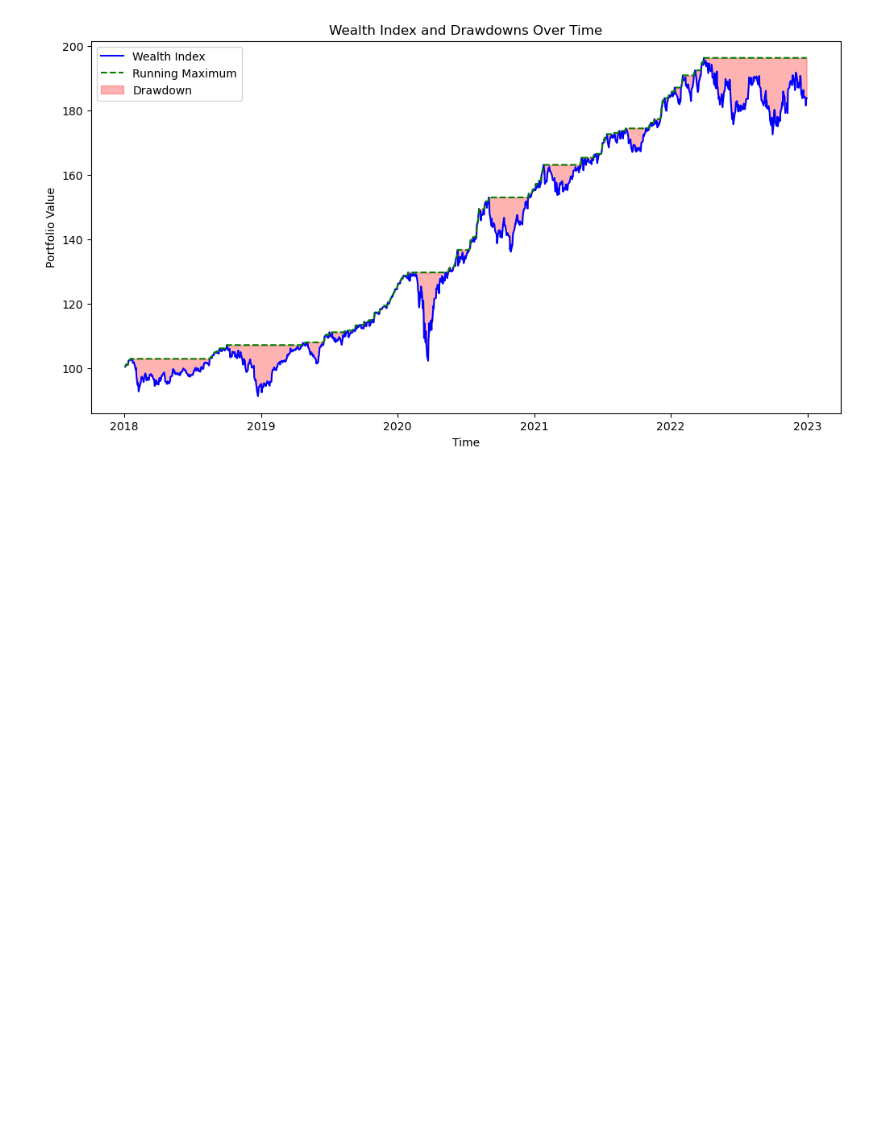
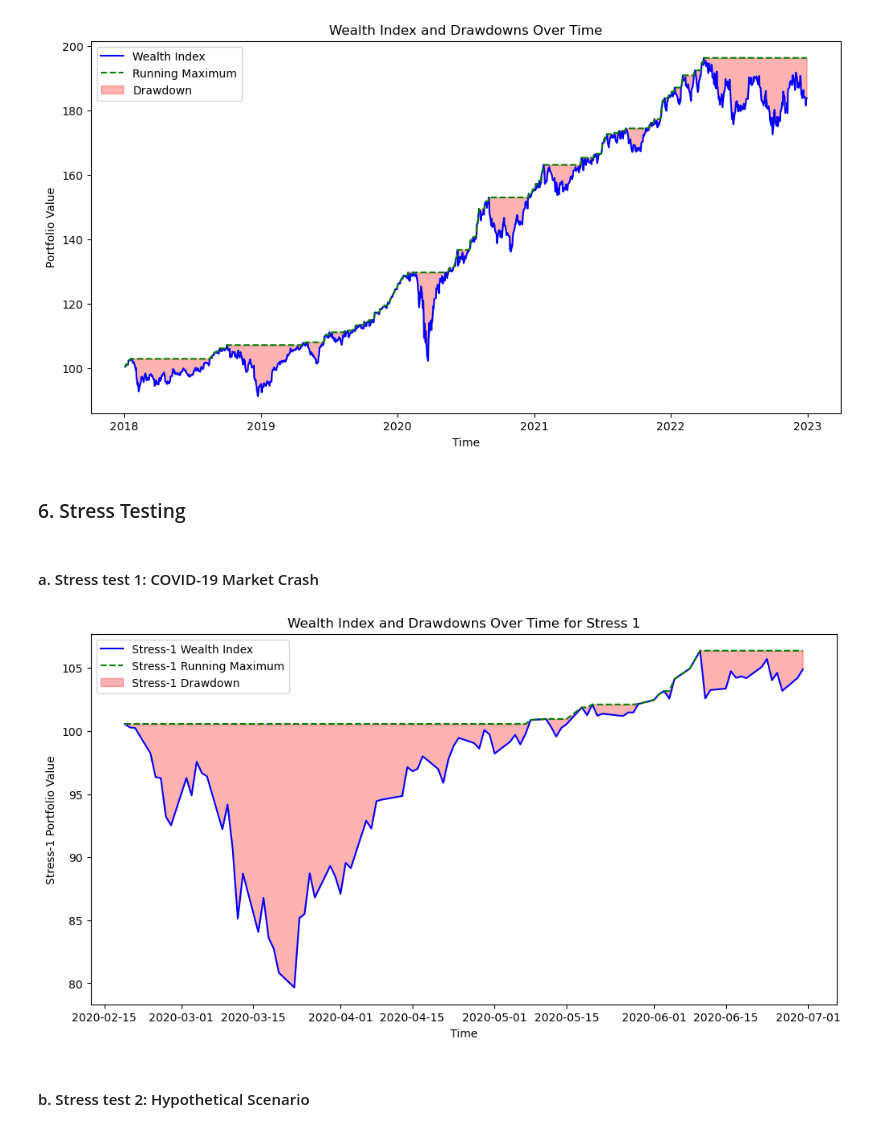
Before and after one commit to George-Dros/Risk-Management-System, a Jupyter notebook: Main.ipynb, the cells around one changed output. Cells and saved outputs as stored; diff of their text form; code cells hidden in the pictures; blank space fills up the shorter version.

```diff
--- a/Main.ipynb
+++ b/Main.ipynb
@@ -189,3 +189,12 @@ plt.legend()
 plt.show()
 # %% [output]
 [figure]
+# %% [markdown]
+### 6. Stress Testing
+# %% [markdown]
+#### a. Stress test 1: COVID-19 Market Crash
+# %%
+stress_1_daily_rets = daily_returns.loc["2020-02-19":"2020-06-30"]
+stress_1_cov = stress_1_daily_rets.cov()
+stress_1_portfolio_rets = portfolio_rets.loc["2020-02-19":"2020-06-30"]
+stress_1_portfolio_vol = f.portfolio_vol(portfolio_weights, stress_1_cov)
@@ -191,0 +212,23 @@ plt.show()
+# %%
+stress_1_drawdowns = f.drawdown(stress_1_portfolio_rets, start=100)
+stress_1_max_drawdown = stress_1_drawdowns.min()
+
+stress_1_wealth_index = f.compound_returns(stress_1_portfolio_rets, start=100)
+stress_1_running_max = stress_1_wealth_index.cummax()
+
+plt.figure(figsize=(12, 6))
+
+plt.plot(stress_1_wealth_index, label="Stress-1 Wealth Index", color="blue")
+plt.plot(stress_1_running_max, label="Stress-1 Running Maximum", linestyle="--", color="green")
+plt.fill_between(stress_1_drawdowns.index, stress_1_wealth_index, stress_1_running_max, color="red", alpha=0.3, label="Stress-1 Drawdown")
+
+
+plt.title("Wealth Index and Drawdowns Over Time for Stress 1")
+plt.xlabel("Time")
+plt.ylabel("Stress-1 Portfolio Value")
+plt.legend()
+plt.show()
+# %% [output]
+[figure, added]
+# %% [markdown]
+#### b. Stress test 2: Hypothetical Scenario
```
Also changed, not shown: parts of 18 cells of this notebook.
